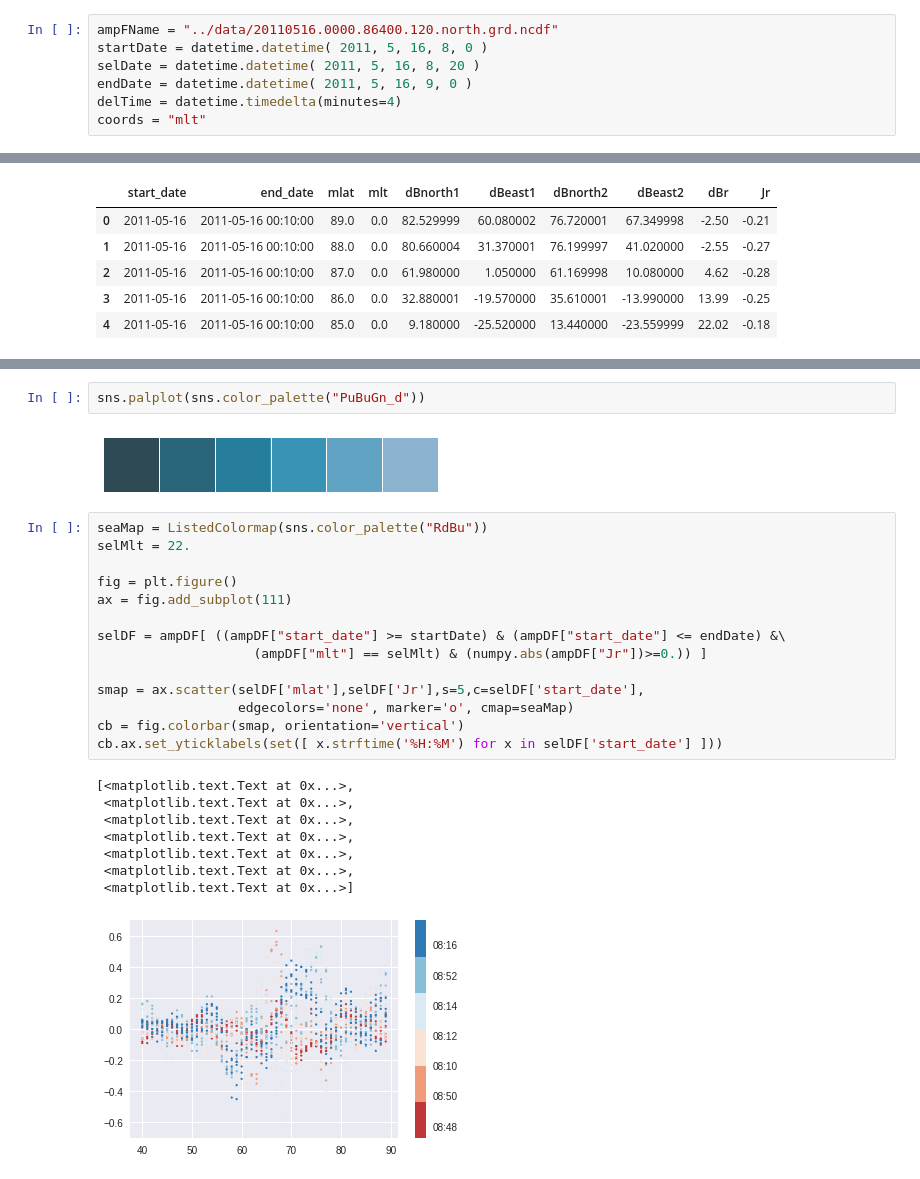
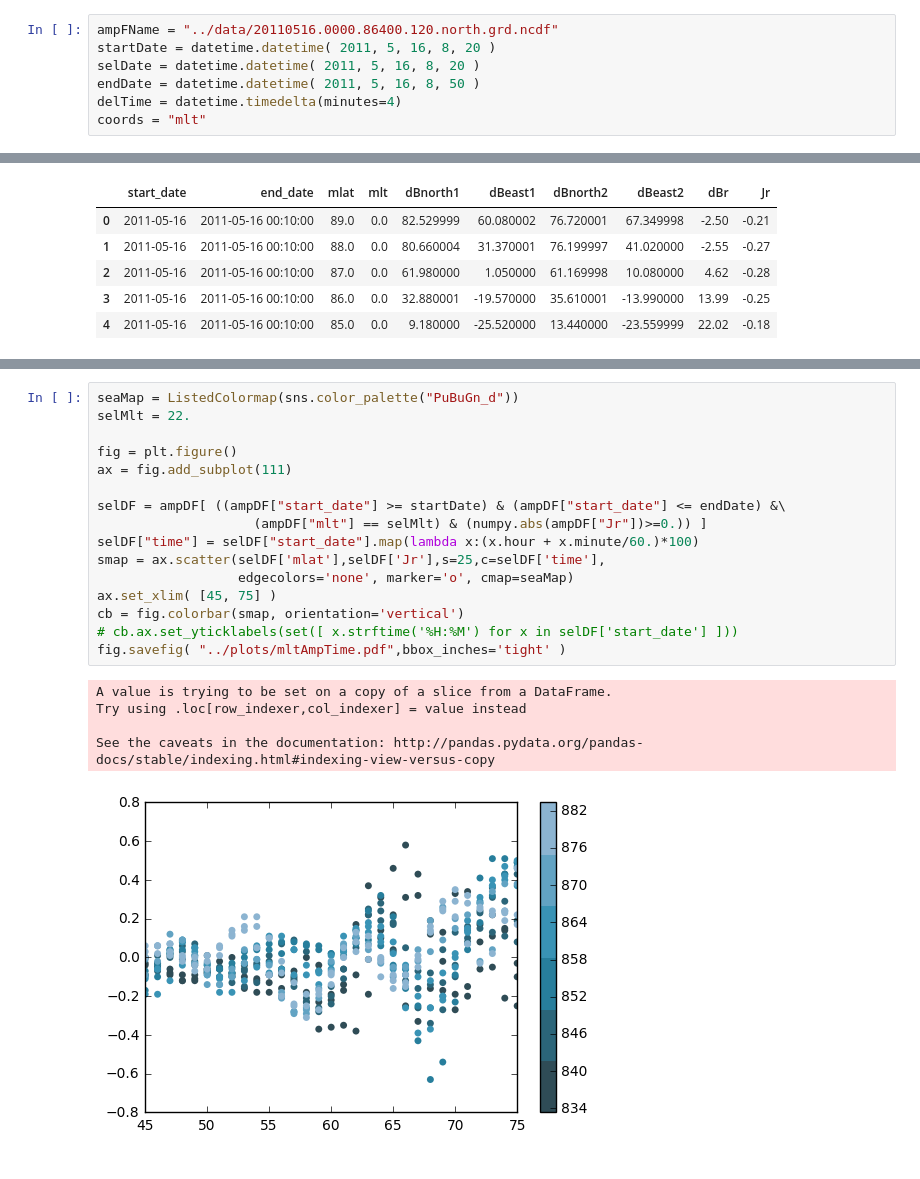
Before and after one commit to bharatreddy/scwsaps, a Jupyter notebook: ipy/get_scw.ipynb, the cells around one changed output, grey strips where cells are left out. Drawn from its saved outputs; the diff is of its cells as text.

```diff
--- a/ipy/get_scw.ipynb
+++ b/ipy/get_scw.ipynb
@@ -18,9 +18,9 @@ from davitpy import utils
 Populating the interactive namespace from numpy and matplotlib
 # %%
 ampFName = "../data/20110516.0000.86400.120.north.grd.ncdf"
-startDate = datetime.datetime( 2011, 5, 16, 8, 0 )
+startDate = datetime.datetime( 2011, 5, 16, 8, 20 )
 selDate = datetime.datetime( 2011, 5, 16, 8, 20 )
-endDate = datetime.datetime( 2011, 5, 16, 9, 0 )
+endDate = datetime.datetime( 2011, 5, 16, 8, 50 )
 delTime = datetime.timedelta(minutes=4)
 coords = "mlt"
 # %%
@@ -68,27 +51,22 @@ ax.set_xlim([50,70])
-# %%
-sns.palplot(sns.color_palette("PuBuGn_d"))
-# %% [output]
-[figure, removed]
 # %%
-seaMap = ListedColormap(sns.color_palette("RdBu"))
+seaMap = ListedColormap(sns.color_palette("PuBuGn_d"))
 selMlt = 22.
 
 fig = plt.figure()
 ax = fig.add_subplot(111)
 
 selDF = ampDF[ ((ampDF["start_date"] >= startDate) & (ampDF["start_date"] <= endDate) &\
                     (ampDF["mlt"] == selMlt) & (numpy.abs(ampDF["Jr"])>=0.)) ]
-
-smap = ax.scatter(selDF['mlat'],selDF['Jr'],s=5,c=selDF['start_date'],
+selDF["time"] = selDF["start_date"].map(lambda x:(x.hour + x.minute/60.)*100)
+smap = ax.scatter(selDF['mlat'],selDF['Jr'],s=25,c=selDF['time'],
                   edgecolors='none', marker='o', cmap=seaMap)
+ax.set_xlim( [45, 75] )
 cb = fig.colorbar(smap, orientation='vertical')
-cb.ax.set_yticklabels(set([ x.strftime('%H:%M') for x in selDF['start_date'] ]))
+# cb.ax.set_yticklabels(set([ x.strftime('%H:%M') for x in selDF['start_date'] ]))
+fig.savefig( "../plots/mltAmpTime.pdf",bbox_inches='tight' )
 # %% [output]
-[<matplotlib.text.Text at 0x...>,
- <matplotlib.text.Text at 0x...>,
- <matplotlib.text.Text at 0x...>,
- <matplotlib.text.Text at 0x...>,
- <matplotlib.text.Text at 0x...>,
- <matplotlib.text.Text at 0x...>,
- <matplotlib.text.Text at 0x...>]
+A value is trying to be set on a copy of a slice from a DataFrame.
+Try using .loc[row_indexer,col_indexer] = value instead
+
+See the caveats in the documentation: http://pandas.pydata.org/pandas-docs/stable/indexing.html#indexing-view-versus-copy
-[figure, old version]
+[figure, new version]
```
Also changed, not shown: parts of 4 cells of this notebook, 2 other files.
